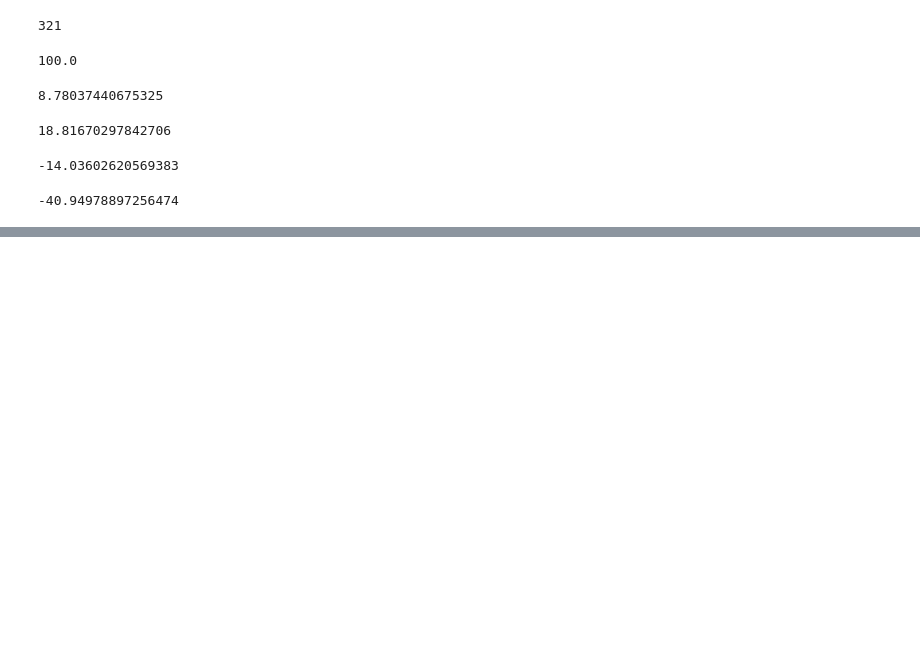
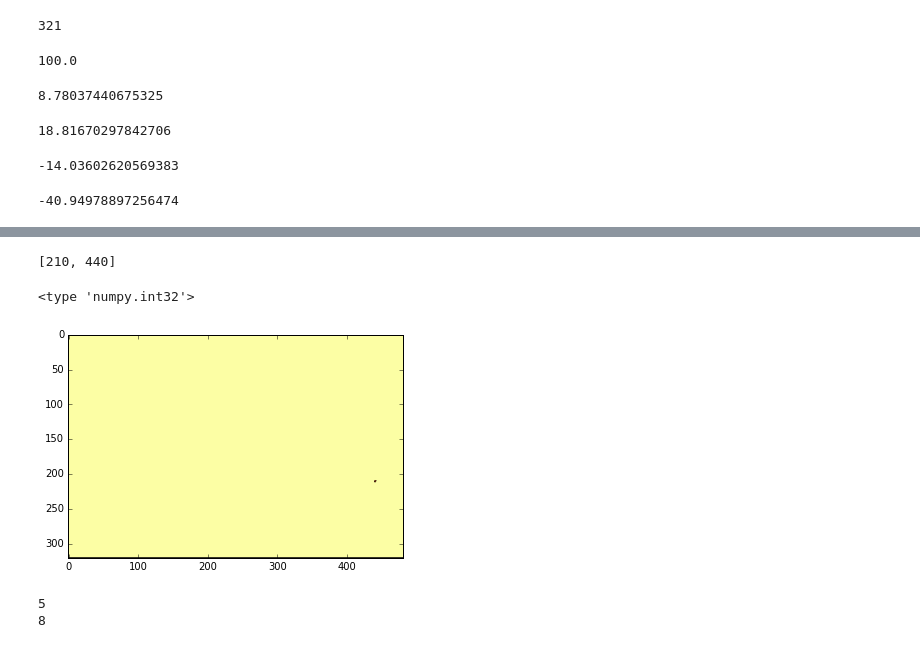
Before and after one commit to mateomarin97/IBIO4680, a Jupyter notebook: 06-Segmentation/Answer/Untitled0.ipynb, the cells around one changed output, grey strips where cells are left out. Cells and saved outputs as stored; diff of their text form; code cells hidden in the pictures; blank space fills up the shorter version.

```diff
--- a/06-Segmentation/Answer/Untitled0.ipynb
+++ b/06-Segmentation/Answer/Untitled0.ipynb
@@ -110,0 +175,32 @@ map=gmm.predict(np.array(vectores))
+# %%
+from random import randint
+#Este metodo de colocar marcadores no parece muy bueno. Generemos unos marcadores a manos
+markers=np.zeros((Imagen.shape[0],Imagen.shape[1]),int32)
+#Generamos tres puntos aleatorios
+punto1=[randint(0,Imagen.shape[0]-1),randint(0,Imagen.shape[1]-1)]
+punto2=[randint(0,Imagen.shape[0]-1),randint(0,Imagen.shape[1]-1)]
+# %%
+print(punto1)
+# %% [output]
+[210, 440]
+# %%
+#Ahora a cada uno de los puntos aleatorios les asigno un marcador diferente y vemos que pasa
+markers[punto1[0]][punto1[1]]=1
+markers[punto2[0]][punto2[1]]=2
+for i in range(markers.shape[0]):
+    for j in range(markers.shape[1]):
+        markers[i][j]=int(markers[i][j])
+
+print(type(markers[0][0]))
+# %% [output]
+<type 'numpy.int32'>
+# %%
+filename = "./BSDS_tiny/108005.jpg"
+Imagen=cv2.imread(filename)
+markers = cv2.watershed(Imagen,markers)
+# %%
+figure()
+imshow(markers,cmap='inferno')
+show()
+# %% [output]
+[figure, added]
@@ -110,0 +210,8 @@ map=gmm.predict(np.array(vectores))
+# %%
+A=np.array([[1,2,3],[4,5,6],[7,8,9],[10,11,12]])
+for i in range(1,A.shape[0]-1):
+    for j in range(1,A.shape[1]-1):
+        print(A[i][j])
+# %% [output]
+5
+8
```
Also changed, not shown: parts of 13 cells of this notebook, 19 other files.
